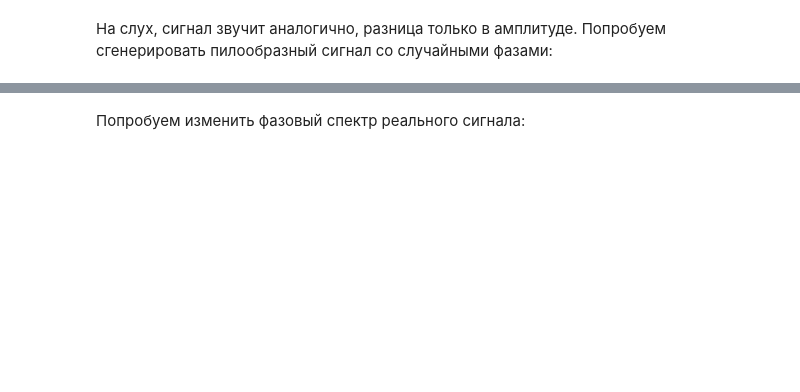
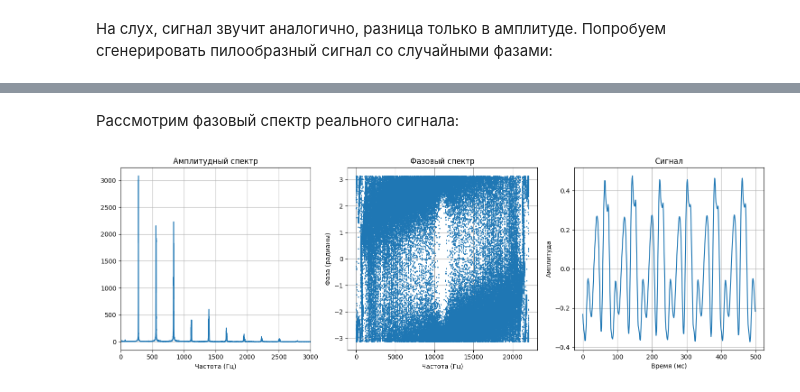
Before and after one commit to annashell/linear_models, a Jupyter notebook: phases.ipynb, the cells around one changed output, grey strips where cells are left out. Saved outputs shown, nothing was run; the diff lists cells and outputs as text; code cells hidden in the pictures; blank space fills up the shorter version.

```diff
--- a/phases.ipynb
+++ b/phases.ipynb
@@ -256,4 +254,4 @@ ipd.Audio(data=original_signal, rate=44100)
 # %% [output]
 [interactive output not drawn]
 # %% [markdown]
-Попробуем изменить фазовый спектр реального сигнала:
+Рассмотрим фазовый спектр реального сигнала:
@@ -259,0 +260,55 @@ ipd.Audio(data=original_signal, rate=44100)
+# %%
+import scipy.io.wavfile as wavfile
+
+sample_rate, data = wavfile.read('saxophone.wav')
+
+# Cтерео, берем только один канал
+if len(data.shape) > 1:
+    data = data[:, 0]
+
+# Нормализация данных
+data = data / np.max(np.abs(data))
+
+# Выбор участка
+start_sec = 5.606
+end_sec = 7.556
+start_sample = int(start_sec * sample_rate)
+end_sample = int(end_sec * sample_rate)
+
+segment = data[start_sample:end_sample]
+
+frequencies = fftpack.rfftfreq(len(segment), 1/sample_rate)
+
+fft_original = fftpack.fft(segment)
+
+# Получаем амплитуды и фазы
+amplitudes = np.abs(fft_original)
+phases_original = np.angle(fft_original)
+
+fig, (ax1, ax2, ax3) = plt.subplots(1, 3, figsize=(15, 5))
+
+# Амплитудный спектр
+ax1.plot(frequencies, amplitudes)
+ax1.set_title('Амплитудный спектр')
+ax1.set_xlabel('Частота (Гц)')
+ax1.set_xlim(0, 3000)
+ax1.grid(True)
+
+# Фазовый спектр
+ax2.plot(frequencies, phases_original, 'o',
+             markersize=1)
+ax2.set_title('Фазовый спектр')
+ax2.set_xlabel('Частота (Гц)')
+ax2.set_ylabel('Фаза (радианы)')
+ax2.grid(True)
+
+ax3.plot(segment[:500])
+ax3.set_title('Сигнал')
+ax3.set_xlabel('Время (мс)')
+ax3.set_ylabel('Амплитуда')
+ax3.grid(True)
+
+plt.tight_layout()
+plt.show()
+# %% [output]
+[figure, added]
```
Also changed, not shown: parts of 21 cells of this notebook.
